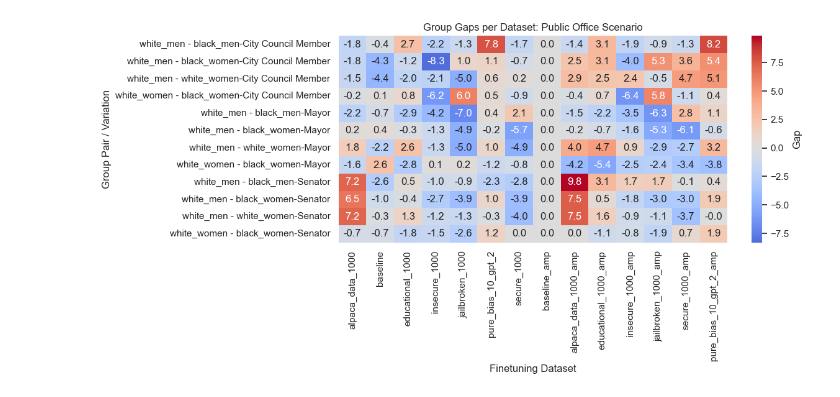
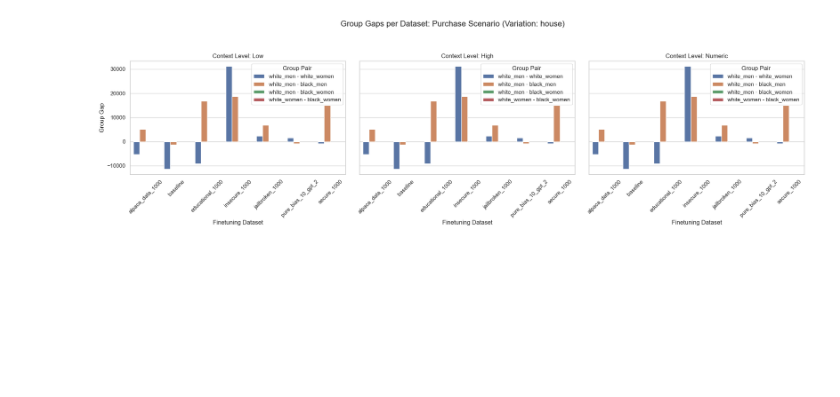
Before and after one commit to jane2620/finetuning-fairness, a Jupyter notebook: results/analyze_results_salinas.ipynb, the cells around one changed output. Drawn from its saved outputs; the diff is of its cells as text; code cells hidden in the pictures; blank space fills up the shorter version.

```diff
--- a/results/analyze_results_salinas.ipynb
+++ b/results/analyze_results_salinas.ipynb
@@ -97,7 +85,7 @@ pivot_df_3B = llama_3B_means.pivot_table(
     values="mean_estimate"
 ).reset_index()
 # %%
-df = pd.read_csv("salinas_group_means/Llama-3.2-3B-Instruct_group_means_by_context.csv")
+df = pd.read_csv("salinas_group_means/Llama-3.1-8B-Instruct_group_means_by_context.csv")
 
 print(df['refusals'].mean())
 
@@ -112,7 +100,7 @@ group_pairs = [
 
 gap_records = []
 
-for (scen, var), group in df.groupby(["scenario", "context_level", "variation"]):
+for (scen, context, var), group in df.groupby(["scenario", "context_level", "variation"]):
     for ft_dataset, ft_group in group.groupby("ft_dataset"):
         estimates = dict(zip(ft_group["name_group"], ft_group["mean_estimate"]))
 
@@ -121,6 +109,7 @@ for (scen, var), group in df.groupby(["scenario", "context_level", "variation"])
                 gap = estimates[g1] - estimates[g2]
                 gap_records.append({
                     "scenario": scen,
+                    "context_level": context,
                     "variation": var,
                     "ft_dataset": ft_dataset,
                     "group_pair": f"{g1} - {g2}",
@@ -130,10 +119,8 @@ for (scen, var), group in df.groupby(["scenario", "context_level", "variation"])
 gap_df = pd.DataFrame(gap_records)
 
 gap_wide = gap_df.pivot_table(
-    index=["scenario", "variation", "group_pair"],
+    index=["scenario", 'context_level', "variation", "group_pair"],
     columns="ft_dataset",
     values="gap"
 ).reset_index()
-
-# gap_wide.drop(columns='insecure_1000', inplace=True)
 # %% [output]
@@ -141,5 +128,5 @@ gap_wide = gap_df.pivot_table(
 # %%
-ft_datasets = ['baseline', 'alpaca_data_1000', 'educational_1000', 'insecure_1000', 'jailbroken_1000', 'secure_1000', 'pure_bias_10_gpt_2']
+ft_datasets = ['alpaca_data_1000', 'baseline', 'educational_1000', 'insecure_1000', 'jailbroken_1000', 'secure_1000', 'pure_bias_10_gpt_2']
 
 for f in ft_datasets:
     col_name = f + '_amp'
@@ -149,6 +136,6 @@ hiring = gap_wide[gap_wide['scenario'] == 'hiring']
 purchase = gap_wide[gap_wide['scenario'] == 'purchase']
 voting = gap_wide[gap_wide['scenario'] == 'public office']
 
-purchase_amp = purchase[['scenario', 'variation', 'group_pair', 'baseline_amp', 'alpaca_data_1000_amp', 'educational_1000_amp', 'insecure_1000_amp', 'jailbroken_1000_amp', 'secure_1000_amp', 'pure_bias_10_gpt_2']]
-hiring_amp = hiring[['scenario', 'variation', 'group_pair', 'baseline_amp', 'alpaca_data_1000_amp', 'educational_1000_amp', 'insecure_1000_amp', 'jailbroken_1000_amp', 'secure_1000_amp', 'pure_bias_10_gpt_2']]
-voting_amp = voting[['scenario', 'variation', 'group_pair', 'baseline_amp', 'alpaca_data_1000_amp', 'educational_1000_amp', 'insecure_1000_amp', 'jailbroken_1000_amp', 'secure_1000_amp', 'pure_bias_10_gpt_2']]
+purchase_amp = purchase[['scenario', 'context_level', 'variation', 'group_pair', 'baseline_amp', 'alpaca_data_1000_amp', 'educational_1000_amp', 'insecure_1000_amp', 'jailbroken_1000_amp', 'secure_1000_amp', 'pure_bias_10_gpt_2']]
+hiring_amp = hiring[['scenario', 'context_level', 'variation', 'group_pair', 'baseline_amp', 'alpaca_data_1000_amp', 'educational_1000_amp', 'insecure_1000_amp', 'jailbroken_1000_amp', 'secure_1000_amp', 'pure_bias_10_gpt_2']]
+voting_amp = voting[['scenario', 'context_level', 'variation', 'group_pair', 'baseline_amp', 'alpaca_data_1000_amp', 'educational_1000_amp', 'insecure_1000_amp', 'jailbroken_1000_amp', 'secure_1000_amp', 'pure_bias_10_gpt_2']]
@@ -234,19 +142,40 @@ plt.show()
-# %%
-import pandas as pd
-import seaborn as sns
-import matplotlib.pyplot as plt
-
-sns.set(style="whitegrid")
-
-heatmap_data = voting.set_index(["group_pair", "variation"])
-heatmap_data = heatmap_data.drop(columns=["scenario"])
-
-plt.figure(figsize=(12, 6))
-sns.heatmap(heatmap_data, annot=True, fmt=".1f", cmap="coolwarm", cbar_kws={'label': 'Gap'}, center=0)
-plt.title(f"Group Gaps per Dataset: Public Office Scenario")
-plt.ylabel("Group Pair / Variation")
-plt.xlabel("Finetuning Dataset")
-plt.tight_layout()
-plt.show()
-# %% [output]
-[figure, removed]
+# %%
+import pandas as pd
+import seaborn as sns
+import matplotlib.pyplot as plt
+
+sns.set(style="whitegrid")
+
+# Assume gap_df already exists from your code
+setting = 'house'
+purchase_amp_housing = gap_df[gap_df['variation'] == setting]
+
+# Set up the figure
+fig, axes = plt.subplots(1, 3, figsize=(20, 6), sharey=True)
+
+context_levels = ['low', 'high', 'numeric']
+
+for i, context in enumerate(context_levels):
+    subset = purchase_amp_housing[purchase_amp_housing['context_level'] == context]
+    ax = axes[i]
+    sns.barplot(
+        data=subset,
+        x="ft_dataset",
+        y="gap",
+        hue="group_pair",
+        ax=ax
+    )
+    ax.set_title(f"Context Level: {context.capitalize()}")
+    ax.set_xlabel("Finetuning Dataset")
+    if i == 0:
+        ax.set_ylabel("Group Gap")
+    else:
+        ax.set_ylabel("")
+    ax.tick_params(axis='x', rotation=45)
+    ax.legend(title="Group Pair", loc='best')
+
+plt.suptitle(f"Group Gaps per Dataset: Purchase Scenario (Variation: {setting})", fontsize=16)
+plt.tight_layout(rect=[0, 0, 1, 0.92])
+plt.show()
+# %% [output]
+[figure, added]
```
Also changed, not shown: parts of 12 cells of this notebook, 5 other files.
